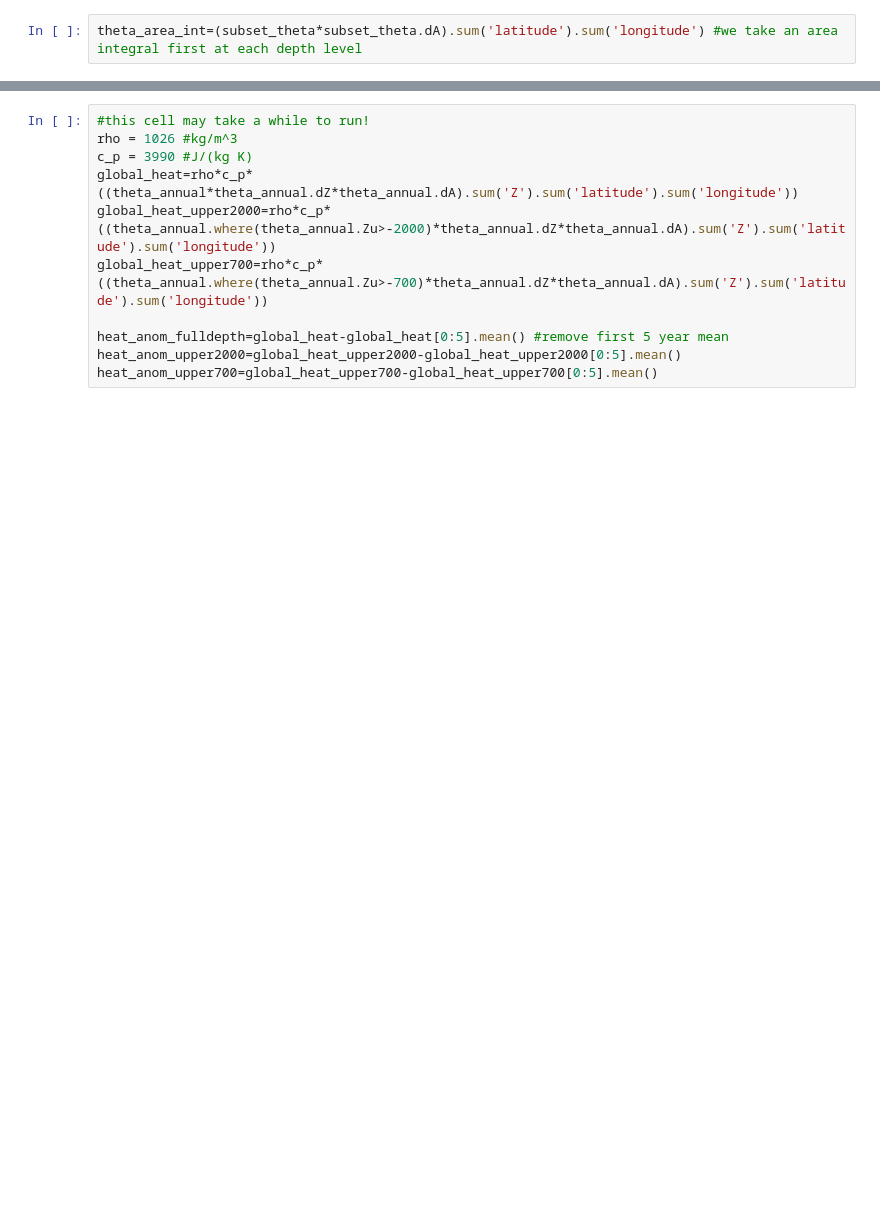
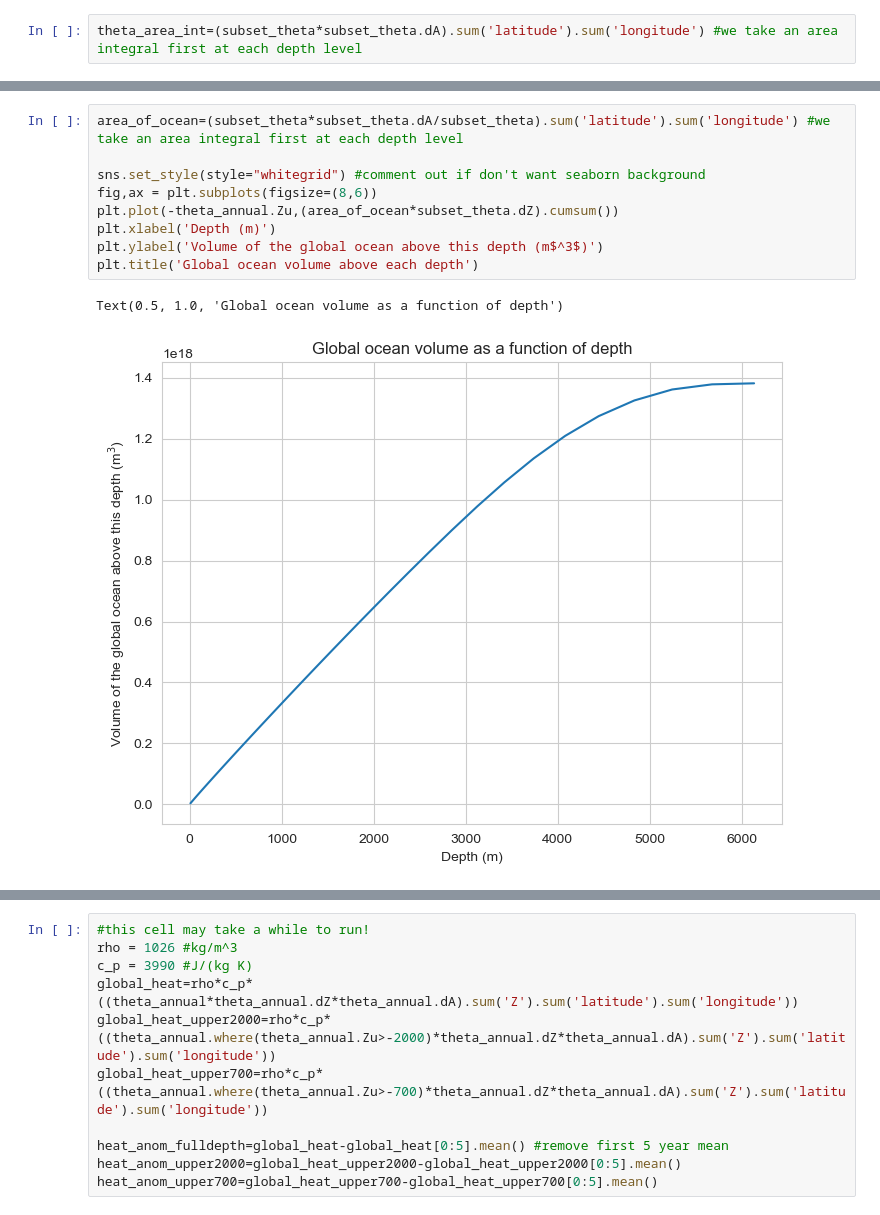
Before and after one commit to ClimateMatchAcademy/course-content, a Jupyter notebook: tutorials/W1D2_StateoftheClimateOceanandAtmosphereReanalysis/W1D2_Tutorial6.ipynb, the cells around one changed output, grey strips where cells are left out. Cells and saved outputs as stored; diff of their text form; blank space fills up the shorter version.

```diff
--- a/tutorials/W1D2_StateoftheClimateOceanandAtmosphereReanalysis/W1D2_Tutorial6.ipynb
+++ b/tutorials/W1D2_StateoftheClimateOceanandAtmosphereReanalysis/W1D2_Tutorial6.ipynb
@@ -103,0 +111,12 @@ We observe that a greater amount of heat is concentrated in the upper ocean comp
+# %%
+area_of_ocean=(subset_theta*subset_theta.dA/subset_theta).sum('latitude').sum('longitude') #we take an area integral first at each depth level
+
+sns.set_style(style="whitegrid") #comment out if don't want seaborn background
+fig,ax = plt.subplots(figsize=(8,6))
+plt.plot(-theta_annual.Zu,(area_of_ocean*subset_theta.dZ).cumsum())
+plt.xlabel('Depth (m)')
+plt.ylabel('Volume of the global ocean above this depth (m$^3$)')
+plt.title('Global ocean volume above each depth')
+# %% [output]
+Text(0.5, 1.0, 'Global ocean volume as a function of depth')
+[figure, added]
```
Also changed, not shown: parts of 24 cells of this notebook.
